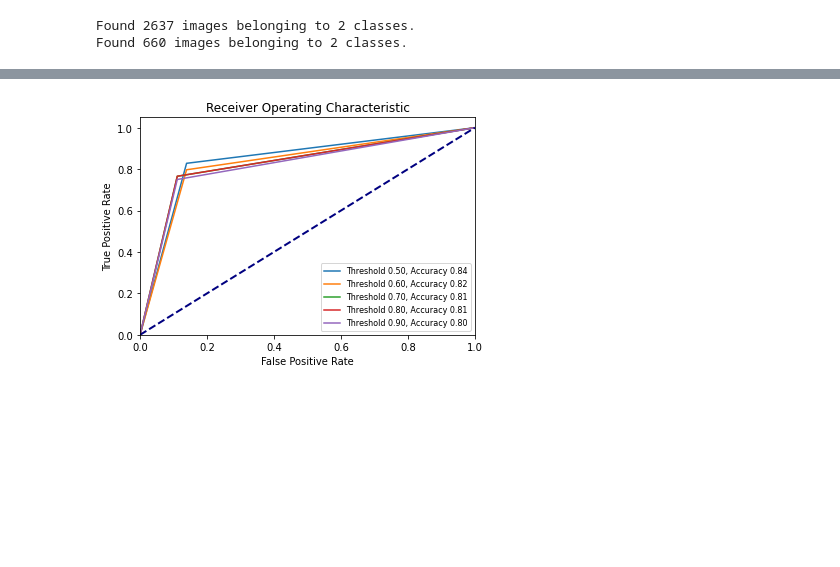
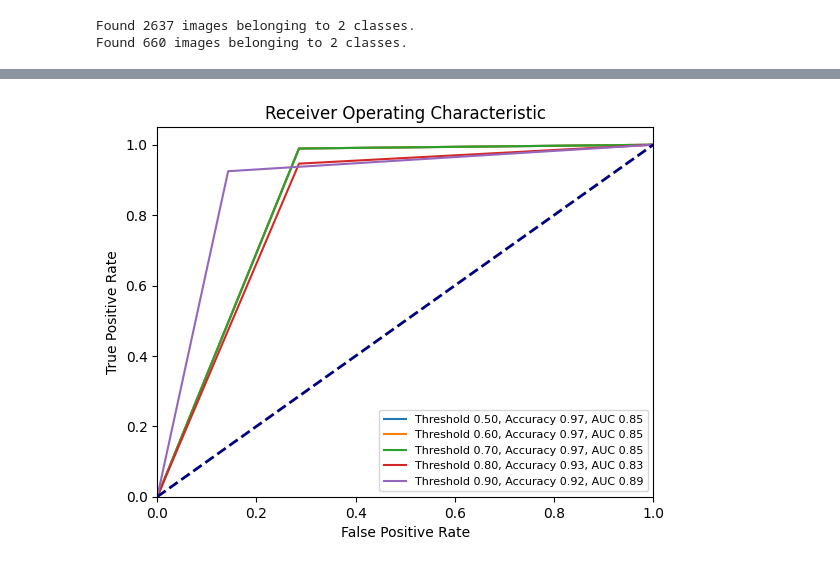
Before and after one commit to jamarcelin/melanoma-classifier, a Jupyter notebook: scripts/complete-notebook.ipynb, the cells around one changed output, grey strips where cells are left out. Cells and saved outputs as stored; diff of their text form; code cells hidden in the pictures; blank space fills up the shorter version.

Commit message:
Changed Model

```diff
--- a/scripts/complete-notebook.ipynb
+++ b/scripts/complete-notebook.ipynb
@@ -32,9 +15,45 @@ model = tf.keras.models.Sequential([
+# %%
+from keras.applications import InceptionV3
+from keras.models import Model
+from keras.regularizers import l2
+from keras.callbacks import ReduceLROnPlateau
+
+
+
+image_dim = 100 # change as needed
+
+base_model = InceptionV3(weights='imagenet', include_top=False, input_shape=(image_dim, image_dim, 3))
+
+for layer in base_model.layers[:100]:
+    layer.trainable = True
+
+x = base_model.output
+x = tf.keras.layers.GlobalAveragePooling2D()(x)
+x = tf.keras.layers.Dense(1024, activation='relu')(x)
+x = tf.keras.layers.Dropout(0.6)(x)  # Dropout layer to reduce overfitting
+x = tf.keras.layers.Dense(1, activation='sigmoid', kernel_regularizer=l2(0.1))(x)  # Regularization to reduce overfitting
+
+model = Model(inputs=base_model.input, outputs=x)
+
+reduce_lr = ReduceLROnPlateau(monitor='val_loss', factor=0.1, patience=5, min_lr=0.00001)
+
+initial_learning_rate = 0.001
 # %%
-model.compile(optimizer="adam",
+model.compile(optimizer=tf.keras.optimizers.legacy.Adam(learning_rate=initial_learning_rate), # Legacy cuz running on M1/M2 Macbook
               loss='binary_crossentropy',
               metrics = ['accuracy'])
 # %%
-train_datagen = ImageDataGenerator(rescale = 1.0/255)
+train_datagen = ImageDataGenerator(
+    rescale=1.0/255,
+    rotation_range=20,
+    width_shift_range=0.1,
+    height_shift_range=0.1,
+    shear_range=0.1,
+    zoom_range=0.2,
+    horizontal_flip=True,
+    fill_mode='nearest'
+)
+
 train_generator = train_datagen.flow_from_directory(train_dir,
                                                     batch_size=20,
                                                     class_mode='binary',
@@ -168,17 +187,18 @@ for threshold in threshold_range:
 # %%
 from sklearn.metrics import roc_curve, roc_auc_score, auc
 
 plt.figure()
 for threshold, fpr, tpr, accuracy in results:
-    plt.plot(fpr, tpr, label=f'Threshold {threshold:.2f}, Accuracy {accuracy:.2f}')
+    roc_auc = auc(fpr, tpr)  # Calculate ROC AUC
+    plt.plot(fpr, tpr, label=f'Threshold {threshold:.2f}, Accuracy {accuracy:.2f}, AUC {roc_auc:.2f}')
 
 plt.plot([0, 1], [0, 1], color='navy', lw=2, linestyle='--')
 plt.xlim([0.0, 1.0])
 plt.ylim([0.0, 1.05])
 plt.xlabel('False Positive Rate')
 plt.ylabel('True Positive Rate')
 plt.title('Receiver Operating Characteristic')
 plt.legend(loc='lower right', fontsize='8')
 plt.show()
 # %% [output]
-[figure, old version]
+[figure, new version]
```
Also changed, not shown: parts of 4 cells of this notebook.
